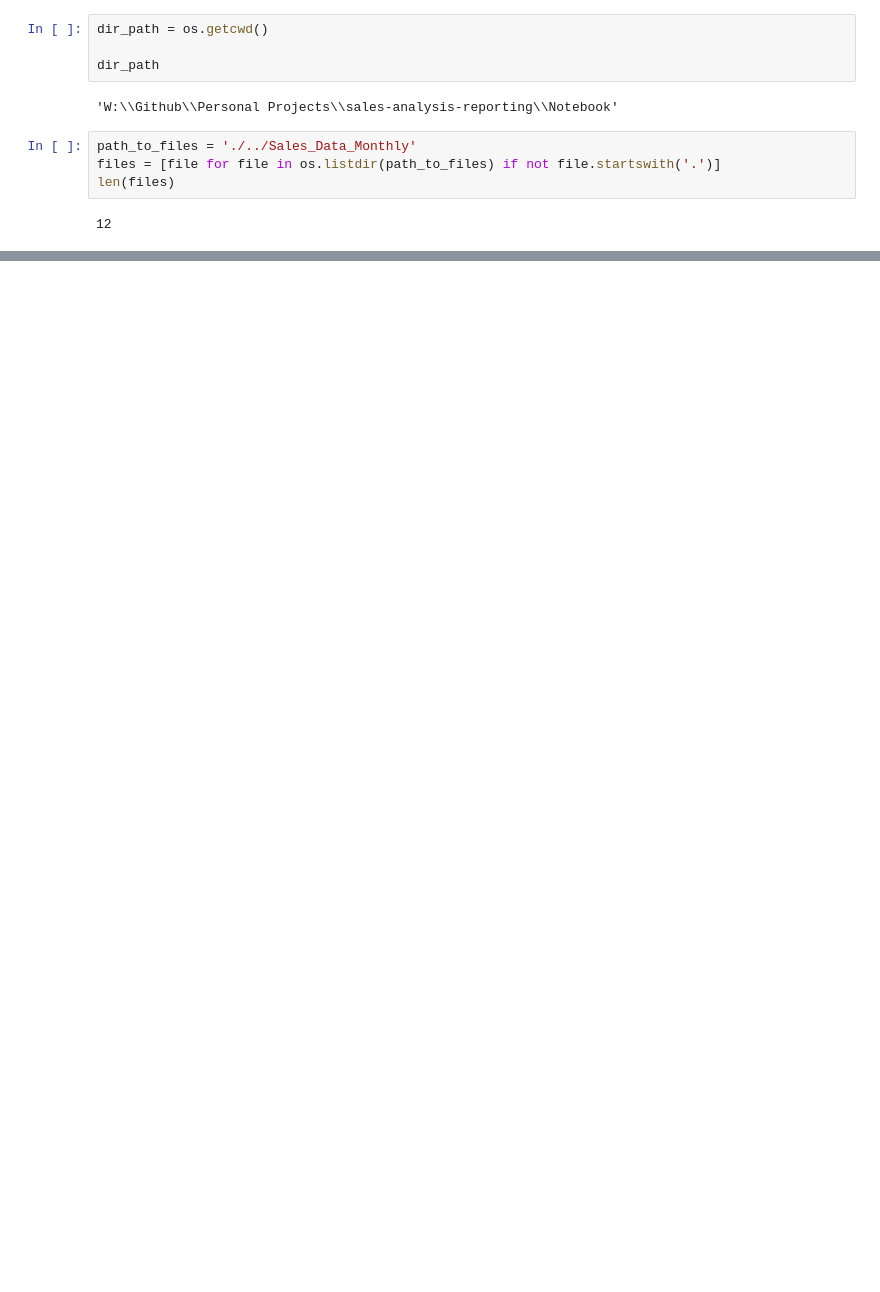
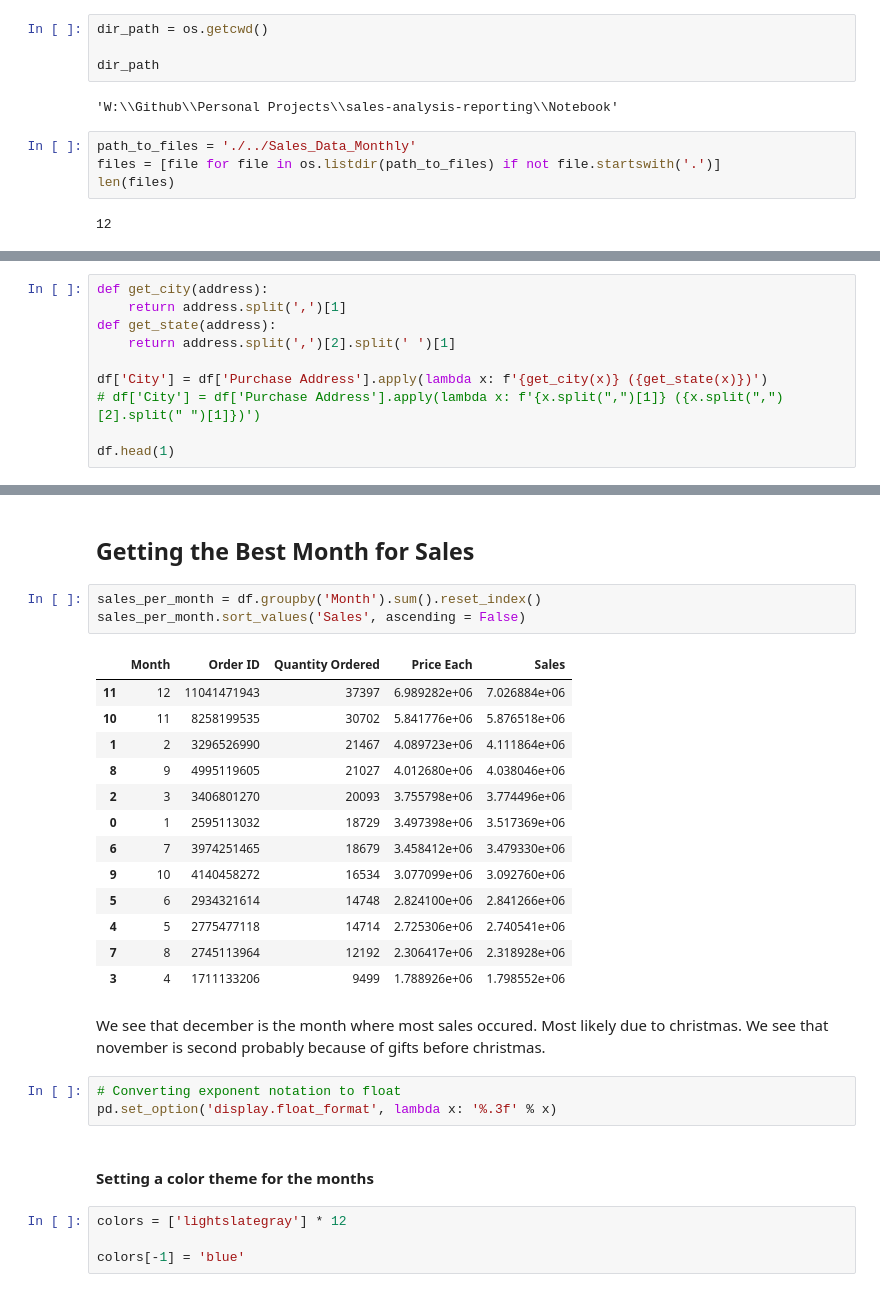
Before and after one commit to Aniket-Mishra/Sales-Analysis-and-Reporting, a Jupyter notebook: Notebook/Sales Analysis.ipynb, the cells around one changed output, grey strips where cells are left out. Drawn from its saved outputs; the diff is of its cells as text; blank space fills up the shorter version.

```diff
--- a/Notebook/Sales Analysis.ipynb
+++ b/Notebook/Sales Analysis.ipynb
@@ -83,0 +108,10 @@ df.shape
+# %%
+def get_city(address):
+    return address.split(',')[1]
+def get_state(address):
+    return address.split(',')[2].split(' ')[1]
+
+df['City'] = df['Purchase Address'].apply(lambda x: f'{get_city(x)} ({get_state(x)})')
+# df['City'] = df['Purchase Address'].apply(lambda x: f'{x.split(",")[1]} ({x.split(",")[2].split(" ")[1]})')
+
+df.head(1)
@@ -83,0 +121,30 @@ df.shape
+# %% [markdown]
+## Getting the Best Month for Sales
+# %%
+sales_per_month = df.groupby('Month').sum().reset_index()
+sales_per_month.sort_values('Sales', ascending = False)
+# %% [output]
+|  | Month | Order ID | Quantity Ordered | Price Each | Sales |
+| 11 | 12 | 11041471943 | 37397 | 6.989282e+06 | 7.026884e+06 |
+| 10 | 11 | 8258199535 | 30702 | 5.841776e+06 | 5.876518e+06 |
+| 1 | 2 | 3296526990 | 21467 | 4.089723e+06 | 4.111864e+06 |
+| 8 | 9 | 4995119605 | 21027 | 4.012680e+06 | 4.038046e+06 |
+| 2 | 3 | 3406801270 | 20093 | 3.755798e+06 | 3.774496e+06 |
+| 0 | 1 | 2595113032 | 18729 | 3.497398e+06 | 3.517369e+06 |
+| 6 | 7 | 3974251465 | 18679 | 3.458412e+06 | 3.479330e+06 |
+| 9 | 10 | 4140458272 | 16534 | 3.077099e+06 | 3.092760e+06 |
+| 5 | 6 | 2934321614 | 14748 | 2.824100e+06 | 2.841266e+06 |
+| 4 | 5 | 2775477118 | 14714 | 2.725306e+06 | 2.740541e+06 |
+| 7 | 8 | 2745113964 | 12192 | 2.306417e+06 | 2.318928e+06 |
+| 3 | 4 | 1711133206 | 9499 | 1.788926e+06 | 1.798552e+06 |
+# %% [markdown]
+We see that december is the month where most sales occured. Most likely due to christmas. We see that november is second probably because of gifts before christmas.
+# %%
+# Converting exponent notation to float
+pd.set_option('display.float_format', lambda x: '%.3f' % x)
+# %% [markdown]
+#### Setting a color theme for the months
+# %%
+colors = ['lightslategray'] * 12
+
+colors[-1] = 'blue'
```
Also changed, not shown: parts of 43 cells of this notebook, 14 other files.
